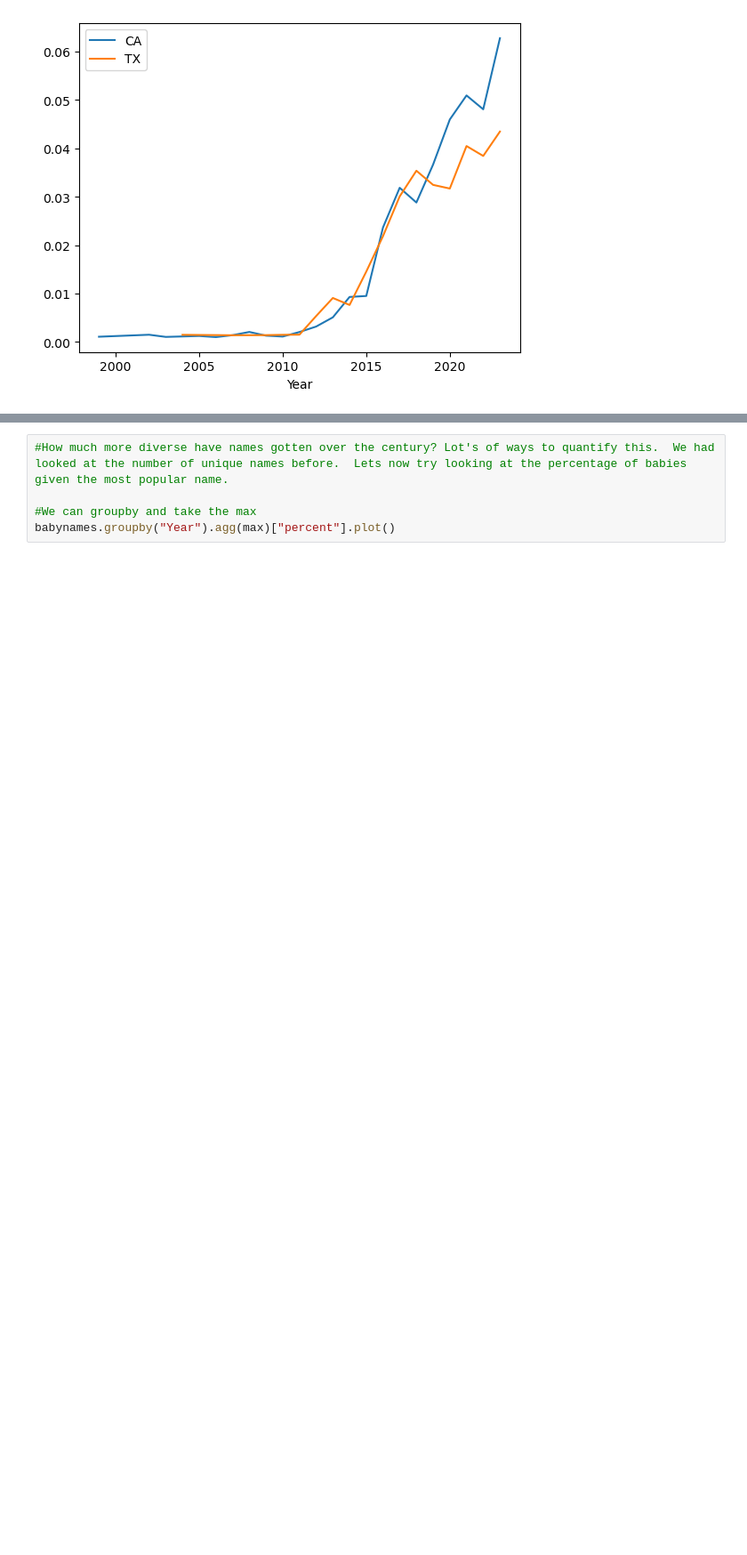
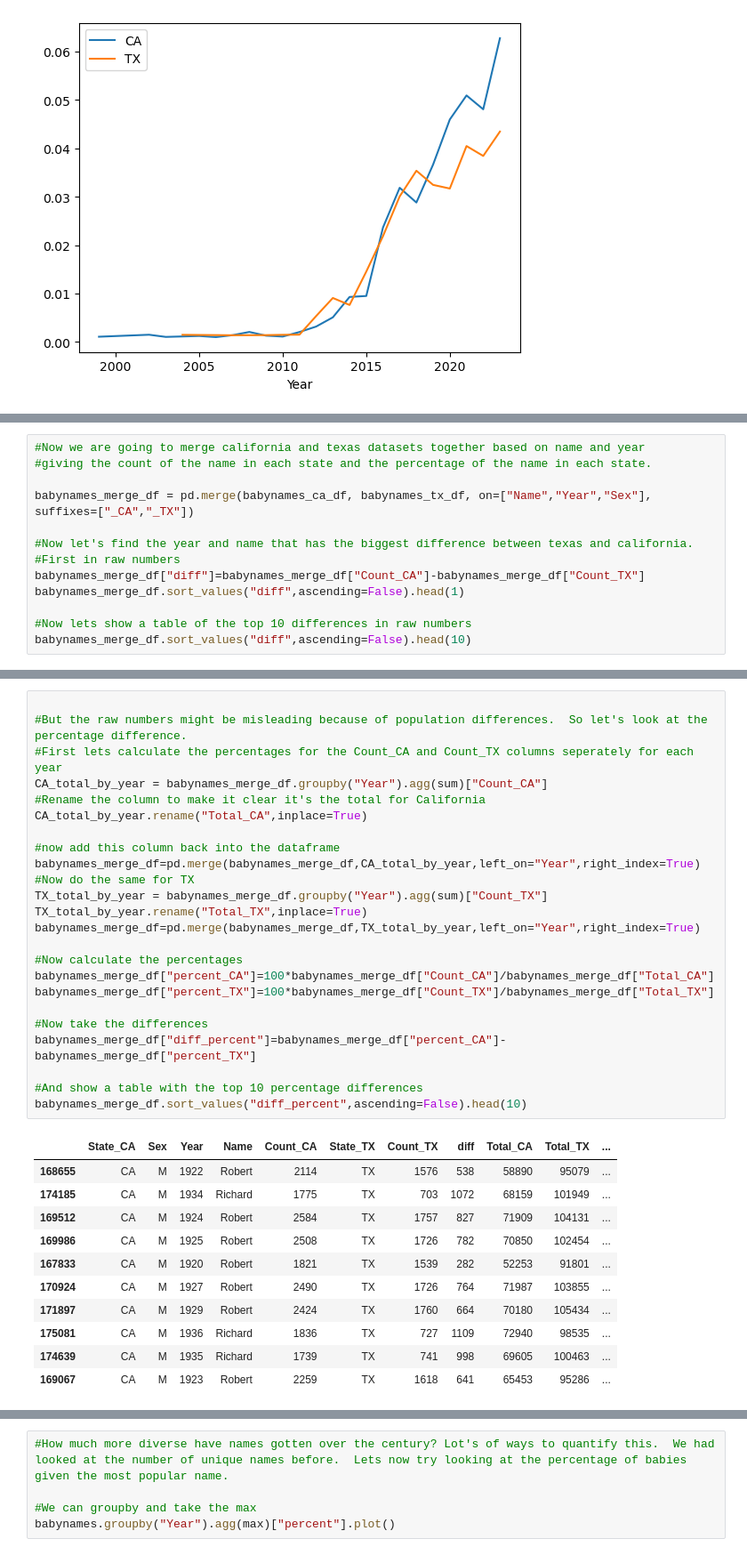
Before and after one commit to j-ales/PS4106_2024_25, a Jupyter notebook: week_5/Pandas-3-MultipleDatasets-with-answers.ipynb, the cells around one changed output, grey strips where cells are left out. Shown at 89% size. Saved outputs shown, nothing was run; the diff lists cells and outputs as text; blank space fills up the shorter version.

```diff
--- a/week_5/Pandas-3-MultipleDatasets-with-answers.ipynb
+++ b/week_5/Pandas-3-MultipleDatasets-with-answers.ipynb
@@ -1120,3 +1121,16 @@ plt.legend(["CA","TX"])
 # %% [output]
 <matplotlib.legend.Legend at 0x...>
 [figure]
+# %%
+#Now we are going to merge california and texas datasets together based on name and year
+#giving the count of the name in each state and the percentage of the name in each state.
+
+babynames_merge_df = pd.merge(babynames_ca_df, babynames_tx_df, on=["Name","Year","Sex"], suffixes=["_CA","_TX"])
+
+#Now let's find the year and name that has the biggest difference between texas and california.
+#First in raw numbers
+babynames_merge_df["diff"]=babynames_merge_df["Count_CA"]-babynames_merge_df["Count_TX"]
+babynames_merge_df.sort_values("diff",ascending=False).head(1)
+
+#Now lets show a table of the top 10 differences in raw numbers
+babynames_merge_df.sort_values("diff",ascending=False).head(10)
@@ -1122,0 +1149,36 @@ plt.legend(["CA","TX"])
+# %%
+
+#But the raw numbers might be misleading because of population differences.  So let's look at the percentage difference.
+#First lets calculate the percentages for the Count_CA and Count_TX columns seperately for each year
+CA_total_by_year = babynames_merge_df.groupby("Year").agg(sum)["Count_CA"]
+#Rename the column to make it clear it's the total for California
+CA_total_by_year.rename("Total_CA",inplace=True)
+
+#now add this column back into the dataframe
+babynames_merge_df=pd.merge(babynames_merge_df,CA_total_by_year,left_on="Year",right_index=True)
+#Now do the same for TX
+TX_total_by_year = babynames_merge_df.groupby("Year").agg(sum)["Count_TX"]
+TX_total_by_year.rename("Total_TX",inplace=True)
+babynames_merge_df=pd.merge(babynames_merge_df,TX_total_by_year,left_on="Year",right_index=True)
+
+#Now calculate the percentages
+babynames_merge_df["percent_CA"]=100*babynames_merge_df["Count_CA"]/babynames_merge_df["Total_CA"]
+babynames_merge_df["percent_TX"]=100*babynames_merge_df["Count_TX"]/babynames_merge_df["Total_TX"]
+
+#Now take the differences
+babynames_merge_df["diff_percent"]=babynames_merge_df["percent_CA"]-babynames_merge_df["percent_TX"]
+
+#And show a table with the top 10 percentage differences
+babynames_merge_df.sort_values("diff_percent",ascending=False).head(10)
+# %% [output]
+|  | State_CA | Sex | Year | Name | Count_CA | State_TX | Count_TX | diff | Total_CA | Total_TX | ... |
+| 168655 | CA | M | 1922 | Robert | 2114 | TX | 1576 | 538 | 58890 | 95079 | ... |
+| 174185 | CA | M | 1934 | Richard | 1775 | TX | 703 | 1072 | 68159 | 101949 | ... |
+| 169512 | CA | M | 1924 | Robert | 2584 | TX | 1757 | 827 | 71909 | 104131 | ... |
+| 169986 | CA | M | 1925 | Robert | 2508 | TX | 1726 | 782 | 70850 | 102454 | ... |
+| 167833 | CA | M | 1920 | Robert | 1821 | TX | 1539 | 282 | 52253 | 91801 | ... |
+| 170924 | CA | M | 1927 | Robert | 2490 | TX | 1726 | 764 | 71987 | 103855 | ... |
+| 171897 | CA | M | 1929 | Robert | 2424 | TX | 1760 | 664 | 70180 | 105434 | ... |
+| 175081 | CA | M | 1936 | Richard | 1836 | TX | 727 | 1109 | 72940 | 98535 | ... |
+| 174639 | CA | M | 1935 | Richard | 1739 | TX | 741 | 998 | 69605 | 100463 | ... |
+| 169067 | CA | M | 1923 | Robert | 2259 | TX | 1618 | 641 | 65453 | 95286 | ... |
```
Also changed, not shown: parts of 7 cells of this notebook, 1 other file.
